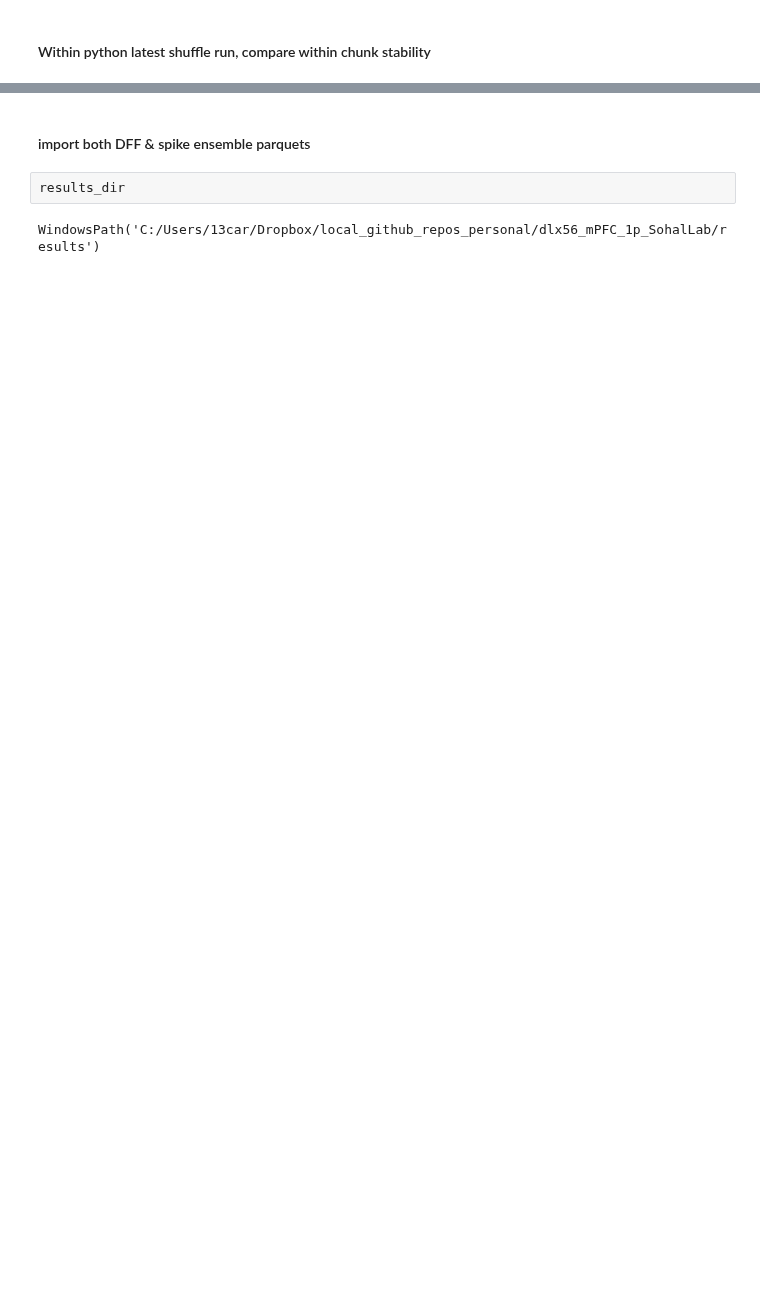
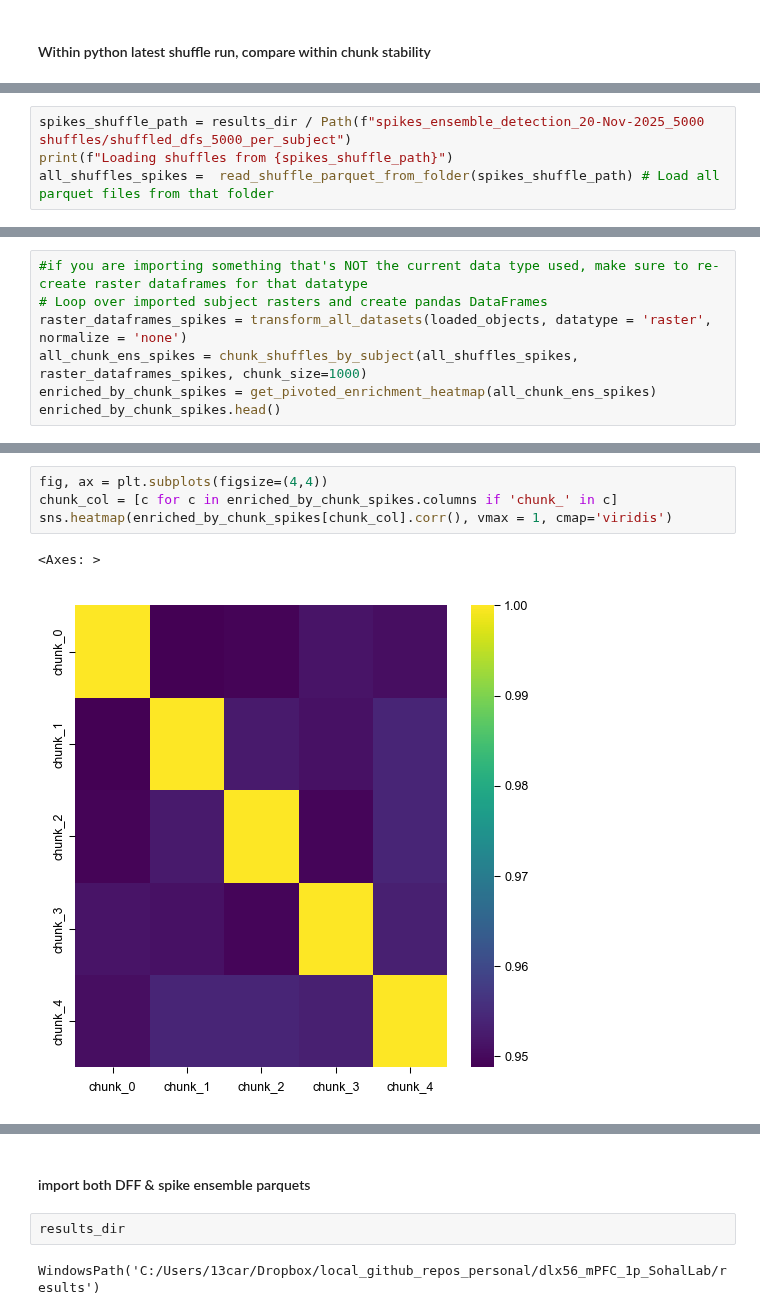
Before and after one commit to cjohnsoncruz/dlx56_mPFC_1p_SohalLab, a Jupyter notebook: code/preprocess matlab data v5_no_tseries_tests.ipynb, the cells around one changed output, grey strips where cells are left out. Saved outputs shown, nothing was run; the diff lists cells and outputs as text; blank space fills up the shorter version.

```diff
--- a/code/preprocess matlab data v5_no_tseries_tests.ipynb
+++ b/code/preprocess matlab data v5_no_tseries_tests.ipynb
@@ -641,0 +669,4 @@ sns.heatmap(enriched_by_chunk[chunk_col].corr(), vmax = 1, cmap='viridis')
+# %%
+spikes_shuffle_path = results_dir / Path(f"spikes_ensemble_detection_20-Nov-2025_5000 shuffles/shuffled_dfs_5000_per_subject")
+print(f"Loading shuffles from {spikes_shuffle_path}")
+all_shuffles_spikes =  read_shuffle_parquet_from_folder(spikes_shuffle_path) # Load all parquet files from that folder
@@ -641,0 +691,7 @@ sns.heatmap(enriched_by_chunk[chunk_col].corr(), vmax = 1, cmap='viridis')
+# %%
+#if you are importing something that's NOT the current data type used, make sure to re-create raster dataframes for that datatype
+# Loop over imported subject rasters and create pandas DataFrames
+raster_dataframes_spikes = transform_all_datasets(loaded_objects, datatype = 'raster', normalize = 'none')
+all_chunk_ens_spikes = chunk_shuffles_by_subject(all_shuffles_spikes, raster_dataframes_spikes, chunk_size=1000)
+enriched_by_chunk_spikes = get_pivoted_enrichment_heatmap(all_chunk_ens_spikes)
+enriched_by_chunk_spikes.head()
@@ -641,0 +722,7 @@ sns.heatmap(enriched_by_chunk[chunk_col].corr(), vmax = 1, cmap='viridis')
+# %%
+fig, ax = plt.subplots(figsize=(4,4))
+chunk_col = [c for c in enriched_by_chunk_spikes.columns if 'chunk_' in c]
+sns.heatmap(enriched_by_chunk_spikes[chunk_col].corr(), vmax = 1, cmap='viridis')
+# %% [output]
+<Axes: >
+[figure, added]
```
Also changed, not shown: parts of 39 cells of this notebook, 3 other files.
